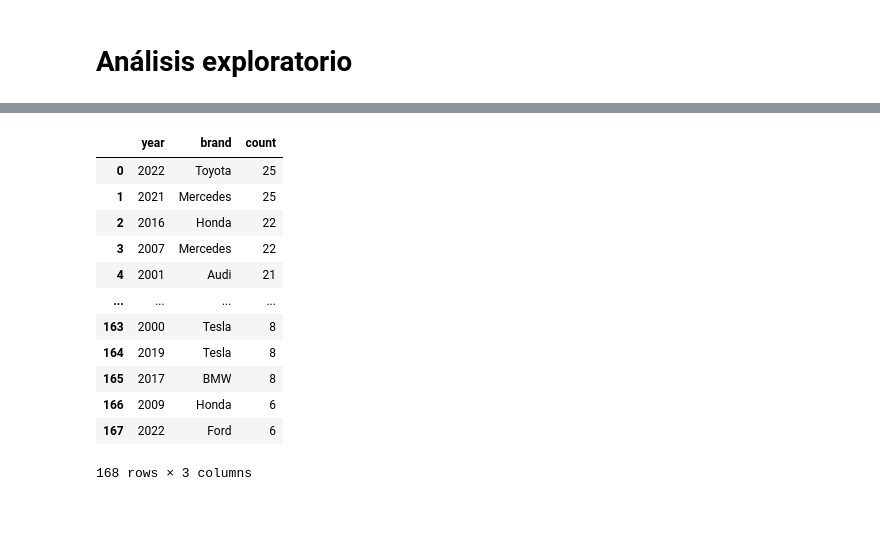
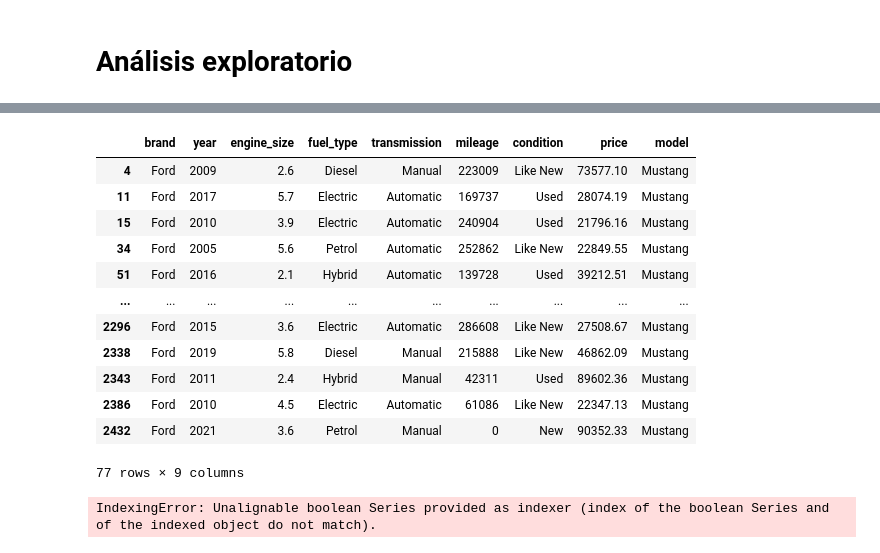
Before and after one commit to sirlluis/machine-learing-porfolio, a Jupyter notebook: car_price_prediction/notebook.ipynb, the cells around one changed output, grey strips where cells are left out. Cells and saved outputs as stored; diff of their text form; code cells hidden in the pictures; blank space fills up the shorter version.

```diff
--- a/car_price_prediction/notebook.ipynb
+++ b/car_price_prediction/notebook.ipynb
@@ -142,0 +189,12 @@ Index(['brand', 'year', 'engine_size', 'fuel_type', 'transmission', 'mileage',
+# %%
+# pasamos a tipo eléctrico los autos Tesla
+df.loc[df['brand']=='Tesla', 'fuel_type']='Electric'
+# cambiamos la capacidad del motor a pd.Na
+df.loc[df['brand']=='Tesla', 'engine_size']=np.nan
+# cambiamos el tipo de transmisión a automática a todos los Tesla
+df.loc[df['brand']=='Tesla', 'transmission']='Automatic'
+# en autos electricos no existen las transmisiones manuales
+df.loc[df['fuel_type']=='Electric', 'transmission']='Automatic'
+# para autos nuevos el kilometraje debe ser cero
+df.loc[df['condition']=='New', 'mileage']=0
+df.head(5)
@@ -249,17 +238,0 @@ px.bar(toyota_cars, x="year", y="count", title="Modelos de autos Toyota")
-# %%
-cars=df[["year", "brand"]].value_counts().reset_index()
-cars
-# %% [output]
-|  | year | brand | count |
-| 0 | 2022 | Toyota | 25 |
-| 1 | 2021 | Mercedes | 25 |
-| 2 | 2016 | Honda | 22 |
-| 3 | 2007 | Mercedes | 22 |
-| 4 | 2001 | Audi | 21 |
-| ... | ... | ... | ... |
-| 163 | 2000 | Tesla | 8 |
-| 164 | 2019 | Tesla | 8 |
-| 165 | 2017 | BMW | 8 |
-| 166 | 2009 | Honda | 6 |
-| 167 | 2022 | Ford | 6 |
-168 rows × 3 columns
@@ -267,0 +239,24 @@ px.bar(cars, x="year", y="count", color="brand", text_auto=False, barmode="stack
+# %%
+df.query('brand == "Ford" and model == "Mustang"')
+# %% [output]
+|  | brand | year | engine_size | fuel_type | transmission | mileage | condition | price | model |
+| 4 | Ford | 2009 | 2.6 | Diesel | Manual | 223009 | Like New | 73577.10 | Mustang |
+| 11 | Ford | 2017 | 5.7 | Electric | Automatic | 169737 | Used | 28074.19 | Mustang |
+| 15 | Ford | 2010 | 3.9 | Electric | Automatic | 240904 | Used | 21796.16 | Mustang |
+| 34 | Ford | 2005 | 5.6 | Petrol | Automatic | 252862 | Like New | 22849.55 | Mustang |
+| 51 | Ford | 2016 | 2.1 | Hybrid | Automatic | 139728 | Used | 39212.51 | Mustang |
+| ... | ... | ... | ... | ... | ... | ... | ... | ... | ... |
+| 2296 | Ford | 2015 | 3.6 | Electric | Automatic | 286608 | Like New | 27508.67 | Mustang |
+| 2338 | Ford | 2019 | 5.8 | Diesel | Manual | 215888 | Like New | 46862.09 | Mustang |
+| 2343 | Ford | 2011 | 2.4 | Hybrid | Manual | 42311 | Used | 89602.36 | Mustang |
+| 2386 | Ford | 2010 | 4.5 | Electric | Automatic | 61086 | Like New | 22347.13 | Mustang |
+| 2432 | Ford | 2021 | 3.6 | Petrol | Manual | 0 | New | 90352.33 | Mustang |
+77 rows × 9 columns
+# %%
+brand=df['brand']=='Audi'
+model=df['model']=='A4'
+year=df['year']==2008
+
+df.loc[model, year]
+# %% [output]
+IndexingError: Unalignable boolean Series provided as indexer (index of the boolean Series and of the indexed object do not match).
```
Also changed, not shown: parts of 18 cells of this notebook, 7 other files.
